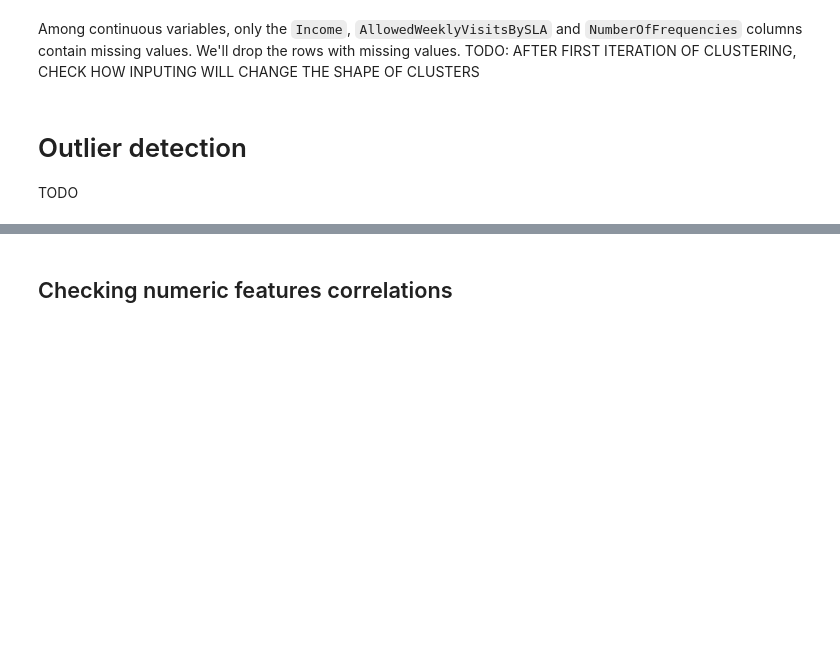
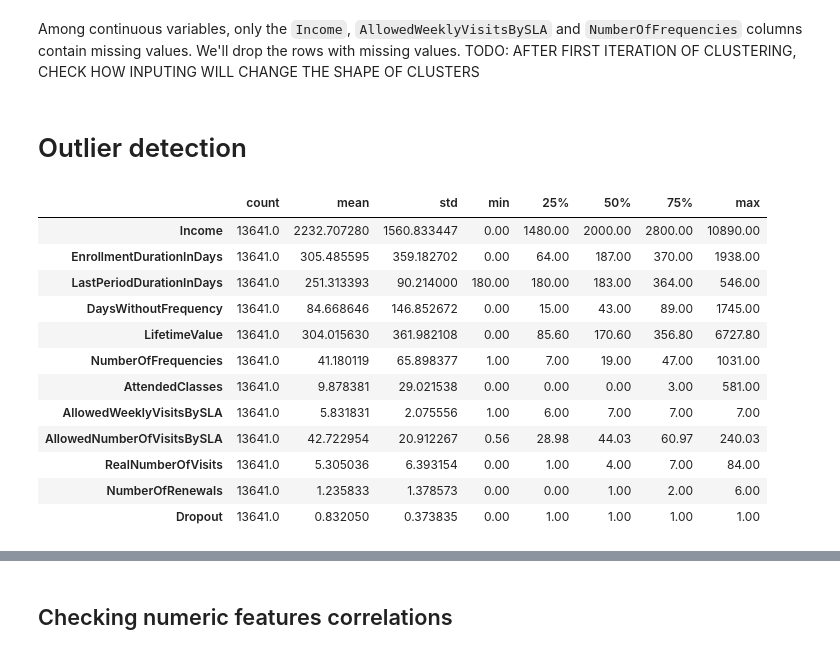
Before and after one commit to carlos-rodrigues75/MDSAA-NOVA-IMS, a Jupyter notebook: data_mining/project/DM2324_Group75_01.ipynb, the cells around one changed output, grey strips where cells are left out. Drawn from its saved outputs; the diff is of its cells as text; code cells hidden in the pictures; blank space fills up the shorter version.

```diff
--- a/data_mining/project/DM2324_Group75_01.ipynb
+++ b/data_mining/project/DM2324_Group75_01.ipynb
@@ -178,4 +178,3 @@ We'll drop the rows with missing values.
 df.dropna(inplace=True)
 # %% [markdown]
 # Outlier detection
-TODO
@@ -194,0 +181,16 @@ profile = ProfileReport(
+# %%
+df[numeric_features].describe(include="all").T
+# %% [output]
+|  | count | mean | std | min | 25% | 50% | 75% | max |
+| Income | 13641.0 | 2232.707280 | 1560.833447 | 0.00 | 1480.00 | 2000.00 | 2800.00 | 10890.00 |
+| EnrollmentDurationInDays | 13641.0 | 305.485595 | 359.182702 | 0.00 | 64.00 | 187.00 | 370.00 | 1938.00 |
+| LastPeriodDurationInDays | 13641.0 | 251.313393 | 90.214000 | 180.00 | 180.00 | 183.00 | 364.00 | 546.00 |
+| DaysWithoutFrequency | 13641.0 | 84.668646 | 146.852672 | 0.00 | 15.00 | 43.00 | 89.00 | 1745.00 |
+| LifetimeValue | 13641.0 | 304.015630 | 361.982108 | 0.00 | 85.60 | 170.60 | 356.80 | 6727.80 |
+| NumberOfFrequencies | 13641.0 | 41.180119 | 65.898377 | 1.00 | 7.00 | 19.00 | 47.00 | 1031.00 |
+| AttendedClasses | 13641.0 | 9.878381 | 29.021538 | 0.00 | 0.00 | 0.00 | 3.00 | 581.00 |
+| AllowedWeeklyVisitsBySLA | 13641.0 | 5.831831 | 2.075556 | 1.00 | 6.00 | 7.00 | 7.00 | 7.00 |
+| AllowedNumberOfVisitsBySLA | 13641.0 | 42.722954 | 20.912267 | 0.56 | 28.98 | 44.03 | 60.97 | 240.03 |
+| RealNumberOfVisits | 13641.0 | 5.305036 | 6.393154 | 0.00 | 1.00 | 4.00 | 7.00 | 84.00 |
+| NumberOfRenewals | 13641.0 | 1.235833 | 1.378573 | 0.00 | 0.00 | 1.00 | 2.00 | 6.00 |
+| Dropout | 13641.0 | 0.832050 | 0.373835 | 0.00 | 1.00 | 1.00 | 1.00 | 1.00 |
```
Also changed, not shown: parts of 4 cells of this notebook.
